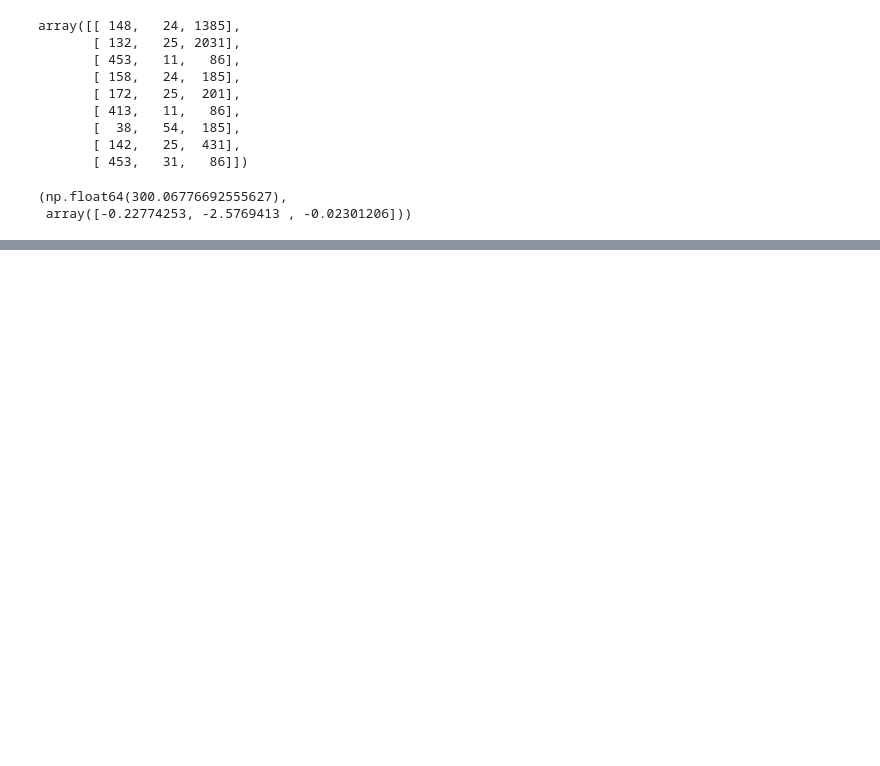
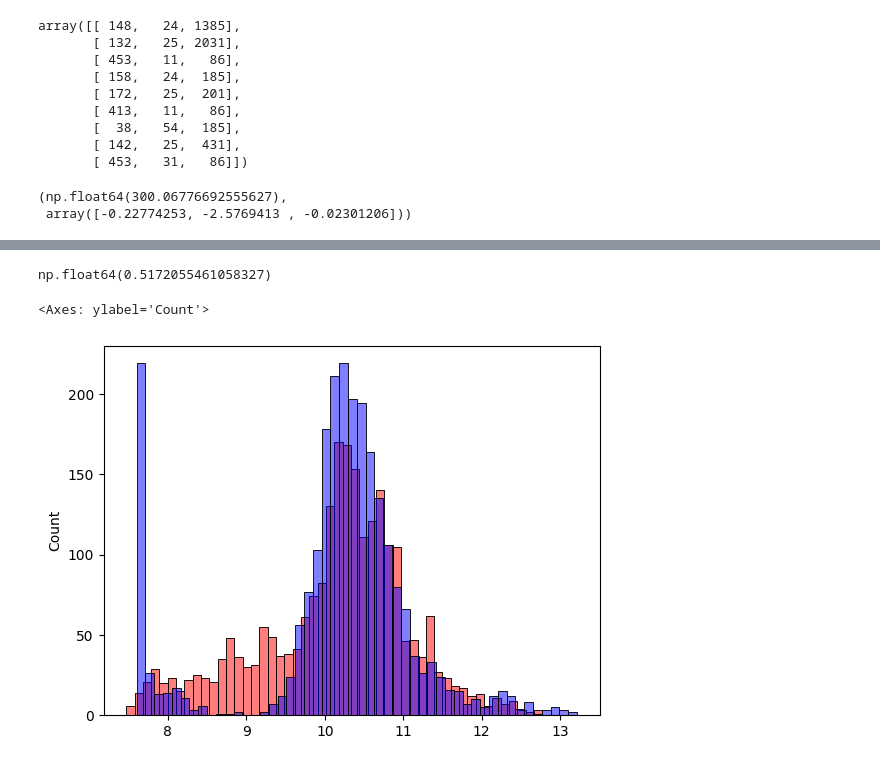
Before and after one commit to PABLOAFLORES/ML-ZOOMCAMP-HOMEWORK, a Jupyter notebook: 2.Regresion Lineal/Regresion Lineal.ipynb, the cells around one changed output, grey strips where cells are left out. Cells and saved outputs as stored; diff of their text form; code cells hidden in the pictures; blank space fills up the shorter version.

```diff
--- a/2.Regresion Lineal/Regresion Lineal.ipynb
+++ b/2.Regresion Lineal/Regresion Lineal.ipynb
@@ -357,0 +420,11 @@ train_linear_regression(X,y)
+# %%
+base = ['engine_hp', 'engine_cylinders', 'highway_mpg', 'city_mpg', 'popularity']
+
+def prepare_X(df):
+    df = df.copy()
+    df['age'] = (df.year.max()) - (df.year) # Creamos una nueva feature Age que se agrega al data set
+    features = base + ['age'] # Age en la base
+    df_num = df[features]
+    df_num = df_num.fillna(0)
+    X = df_num.values
+    return X
@@ -357,0 +440,16 @@ train_linear_regression(X,y)
+# %%
+X_train = prepare_X(df_train)
+w0, w = train_linear_regression(X_train, y_train)
+
+X_val = prepare_X(df_val)
+y_pred = w0 + X_val.dot(w)
+
+rmse(y_val,y_pred) # al agregar una variable mejora el error
+# %% [output]
+np.float64(0.5172055461058327)
+# %%
+sns.histplot(y_pred, color="red", alpha=0.5, bins=50)
+sns.histplot(y_val, color="blue",alpha=0.5, bins=50)
+# %% [output]
+<Axes: ylabel='Count'>
+[figure, added]
```
Also changed, not shown: parts of 21 cells of this notebook.
